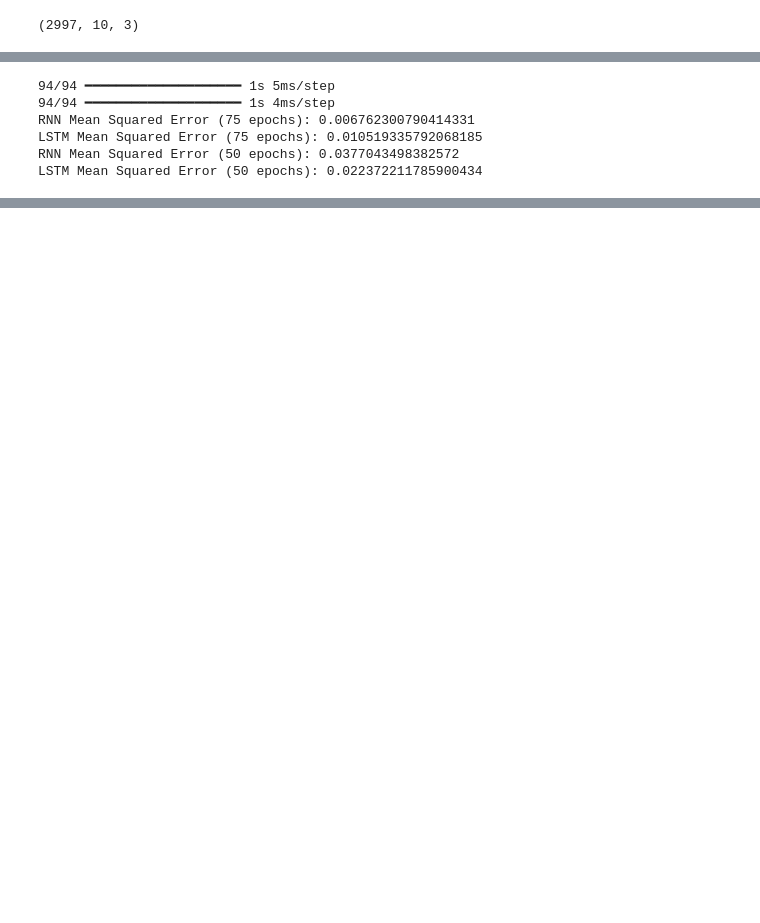
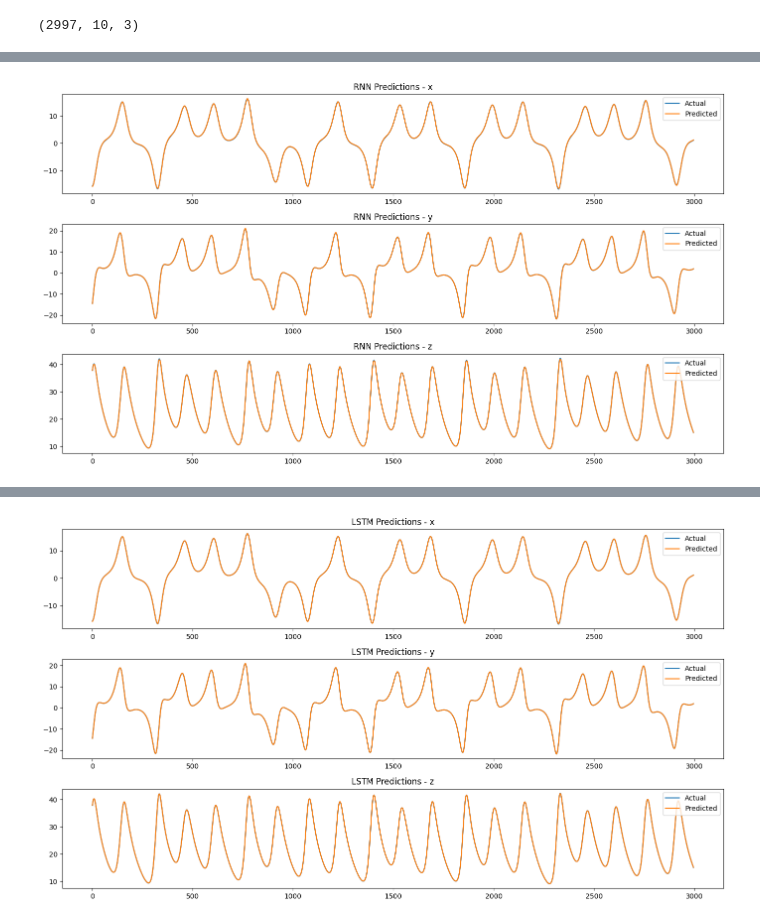
Before and after one commit to adetayomathew1/-Installing-VirtualBox-and-Server-2022, a Jupyter notebook: CHAOTIC_SYSTEM_MODELLING.ipynb, the cells around one changed output, grey strips where cells are left out. Cells and saved outputs as stored; diff of their text form; code cells hidden in the pictures; blank space fills up the shorter version.

```diff
--- a/CHAOTIC_SYSTEM_MODELLING.ipynb
+++ b/CHAOTIC_SYSTEM_MODELLING.ipynb
@@ -114,18 +142,17 @@ x_test.shape
 # %% [output]
 (2997, 10, 3)
 # %%
-
 # Build and train RNN
 RNNmodel = Sequential()
 RNNmodel.add(SimpleRNN(16, input_shape=(None, 3)))
 RNNmodel.add(Dense(3))
 RNNmodel.compile(loss='mean_squared_error', optimizer='adam')
-RNNmodel.fit(x_train, y_train, validation_data=(x_test, y_test), verbose=2, epochs=50)
+rnn_history = RNNmodel.fit(x_train, y_train, validation_data=(x_test, y_test), verbose=2, epochs=75)
 
 # Build and train LSTM
 LSTMModel = Sequential()
 LSTMModel.add(LSTM(16, input_shape=(None, 3)))
 LSTMModel.add(Dense(3))
 LSTMModel.compile(loss='mean_squared_error', optimizer='adam')
-LSTMModel.fit(x_train, y_train, validation_data=(x_test, y_test), verbose=2, epochs=50)
+lstm_history = LSTMModel.fit(x_train, y_train, validation_data=(x_test, y_test), verbose=2, epochs=75)
 # %% [output]
@@ -248,16 +176,0 @@ RNNmodel.loss
-# %%
-# prompt: use 75 epoch for both model
-
-# Build and train RNN
-RNNmodel = Sequential()
-RNNmodel.add(SimpleRNN(16, input_shape=(None, 3)))
-RNNmodel.add(Dense(3))
-RNNmodel.compile(loss='mean_squared_error', optimizer='adam')
-RNNmodel.fit(x_train, y_train, validation_data=(x_test, y_test), verbose=2, epochs=75)
-
-# Build and train LSTM
-LSTMModel = Sequential()
-LSTMModel.add(LSTM(16, input_shape=(None, 3)))
-LSTMModel.add(Dense(3))
-LSTMModel.compile(loss='mean_squared_error', optimizer='adam')
-LSTMModel.fit(x_train, y_train, validation_data=(x_test, y_test), verbose=2, epochs=75)
@@ -284,26 +177,17 @@ Epoch 75/75
-# %%
-# prompt: give me the mean error for 75 and 50 epochs
-
-# Predict using RNN
-rnn_predictions_75 = RNNmodel.predict(x_test)
-
-# Predict using LSTM
-lstm_predictions_75 = LSTMModel.predict(x_test)
-
-# Calculate MSE for RNN with 75 epochs
-rnn_mse_75 = mean_squared_error(y_test, rnn_predictions_75)
-print(f"RNN Mean Squared Error (75 epochs): {rnn_mse_75}")
-
-# Calculate MSE for LSTM with 75 epochs
-lstm_mse_75 = mean_squared_error(y_test, lstm_predictions_75)
-print(f"LSTM Mean Squared Error (75 epochs): {lstm_mse_75}")
-
-print(f"RNN Mean Squared Error (50 epochs): {rnn_mse}")
-print(f"LSTM Mean Squared Error (50 epochs): {lstm_mse}")
-# %% [output]
-94/94 ━━━━━━━━━━━━━━━━━━━━ 1s 5ms/step
-94/94 ━━━━━━━━━━━━━━━━━━━━ 1s 4ms/step
-RNN Mean Squared Error (75 epochs): 0.006762300790414331
-LSTM Mean Squared Error (75 epochs): 0.010519335792068185
-RNN Mean Squared Error (50 epochs): 0.0377043498382572
-LSTM Mean Squared Error (50 epochs): 0.022372211785900434
+# %%
+# Visualize predictions vs actual data
+def plot_predictions(model, x_test, y_test, title):
+    predictions = model.predict(x_test)
+    plt.figure(figsize=(14, 8))
+    for i, col in enumerate(['x', 'y', 'z']):
+        plt.subplot(3, 1, i+1)
+        plt.plot(y_test[:, i], label='Actual')
+        plt.plot(predictions[:, i], label='Predicted')
+        plt.title(f'{title} - {col}')
+        plt.legend()
+    plt.tight_layout()
+    plt.show()
+
+plot_predictions(RNNmodel, x_test, y_test, 'RNN Predictions')
+plot_predictions(LSTMModel, x_test, y_test, 'LSTM Predictions')
+# %% [output]
@@ -309,0 +195 @@ LSTM Mean Squared Error (50 epochs): 0.022372211785900434
+[figure, added]
@@ -309,0 +197 @@ LSTM Mean Squared Error (50 epochs): 0.022372211785900434
+[figure, added]
```
Also changed, not shown: parts of 18 cells of this notebook.
